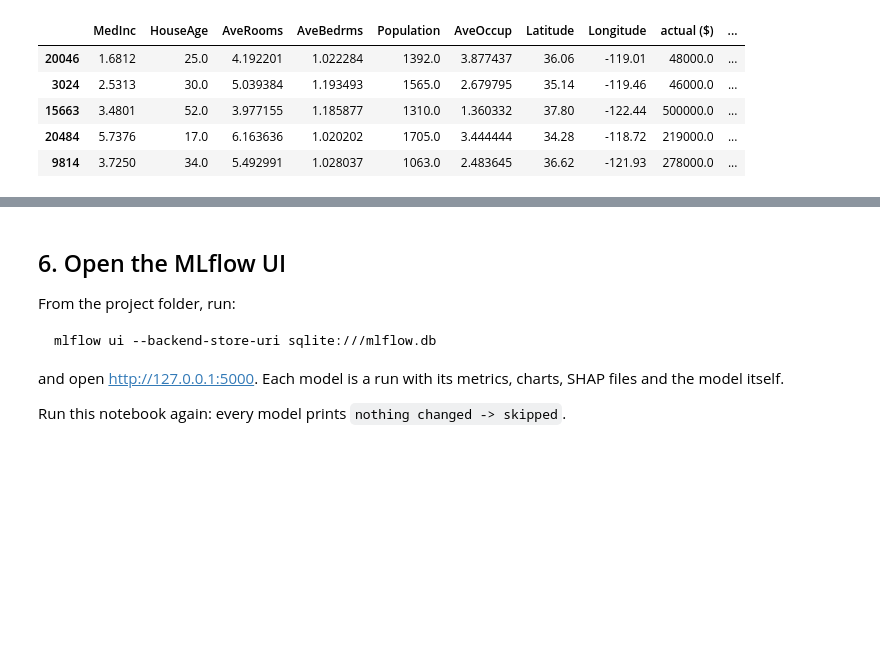
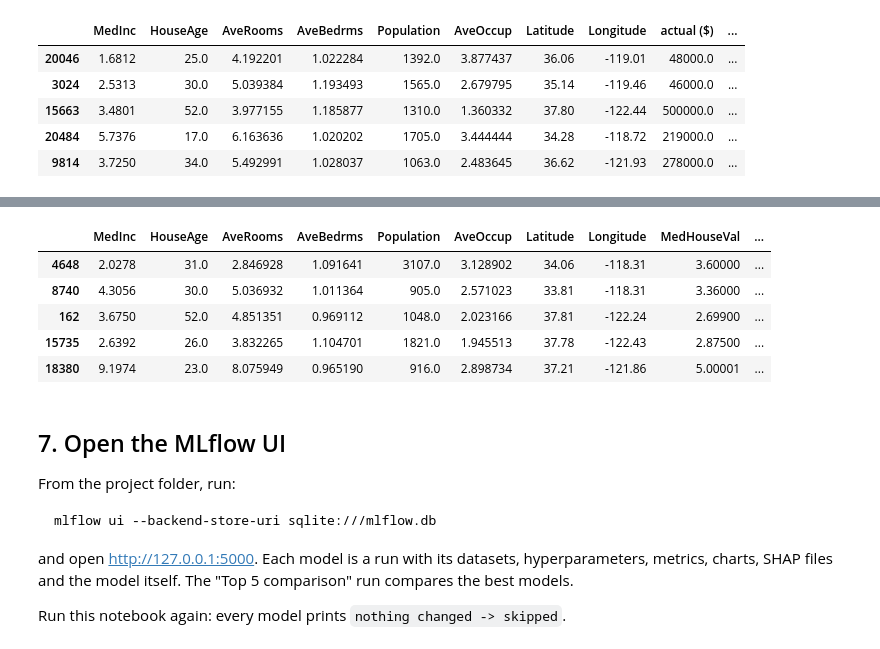
Before and after one commit to MarcoBispo97/mlflow-tracker, a Jupyter notebook: notebooks/house_prices.ipynb, the cells around one changed output, grey strips where cells are left out. Saved outputs shown, nothing was run; the diff lists cells and outputs as text; code cells hidden in the pictures; blank space fills up the shorter version.

````diff
--- a/notebooks/house_prices.ipynb
+++ b/notebooks/house_prices.ipynb
@@ -147,5 +156,20 @@ Best model: LightGBM (RMSE = 0.450, R² = 0.846)
+# %%
+production_model = mlflow.pyfunc.load_model(f"models:/{best['model_id']}")
+
+feed = df.sample(5, random_state=7)  # 5 rows arriving from the data feed
+scored = feed.copy()
+scored["predicted"] = production_model.predict(feed.drop(columns="MedHouseVal")).round(3)
+scored["error ($)"] = ((scored["predicted"] - scored["MedHouseVal"]) * 100_000).round(-3)
+scored
+# %% [output]
+|  | MedInc | HouseAge | AveRooms | AveBedrms | Population | AveOccup | Latitude | Longitude | MedHouseVal | ... |
+| 4648 | 2.0278 | 31.0 | 2.846928 | 1.091641 | 3107.0 | 3.128902 | 34.06 | -118.31 | 3.60000 | ... |
+| 8740 | 4.3056 | 30.0 | 5.036932 | 1.011364 | 905.0 | 2.571023 | 33.81 | -118.31 | 3.36000 | ... |
+| 162 | 3.6750 | 52.0 | 4.851351 | 0.969112 | 1048.0 | 2.023166 | 37.81 | -122.24 | 2.69900 | ... |
+| 15735 | 2.6392 | 26.0 | 3.832265 | 1.104701 | 1821.0 | 1.945513 | 37.78 | -122.43 | 2.87500 | ... |
+| 18380 | 9.1974 | 23.0 | 8.075949 | 0.965190 | 916.0 | 2.898734 | 37.21 | -121.86 | 5.00001 | ... |
 # %% [markdown]
-## 6. Open the MLflow UI
+## 7. Open the MLflow UI
 
 From the project folder, run:
 
@@ -153,6 +177,7 @@ From the project folder, run:
 mlflow ui --backend-store-uri sqlite:///mlflow.db
 ```
 
-and open http://127.0.0.1:5000. Each model is a run with its metrics, charts, SHAP files and the model itself.
+and open http://127.0.0.1:5000. Each model is a run with its datasets, hyperparameters,
+metrics, charts, SHAP files and the model itself. The "Top 5 comparison" run compares the best models.
 
 Run this notebook again: every model prints `nothing changed -> skipped`.
````
Also changed, not shown: parts of 4 cells of this notebook, 1 other file.
